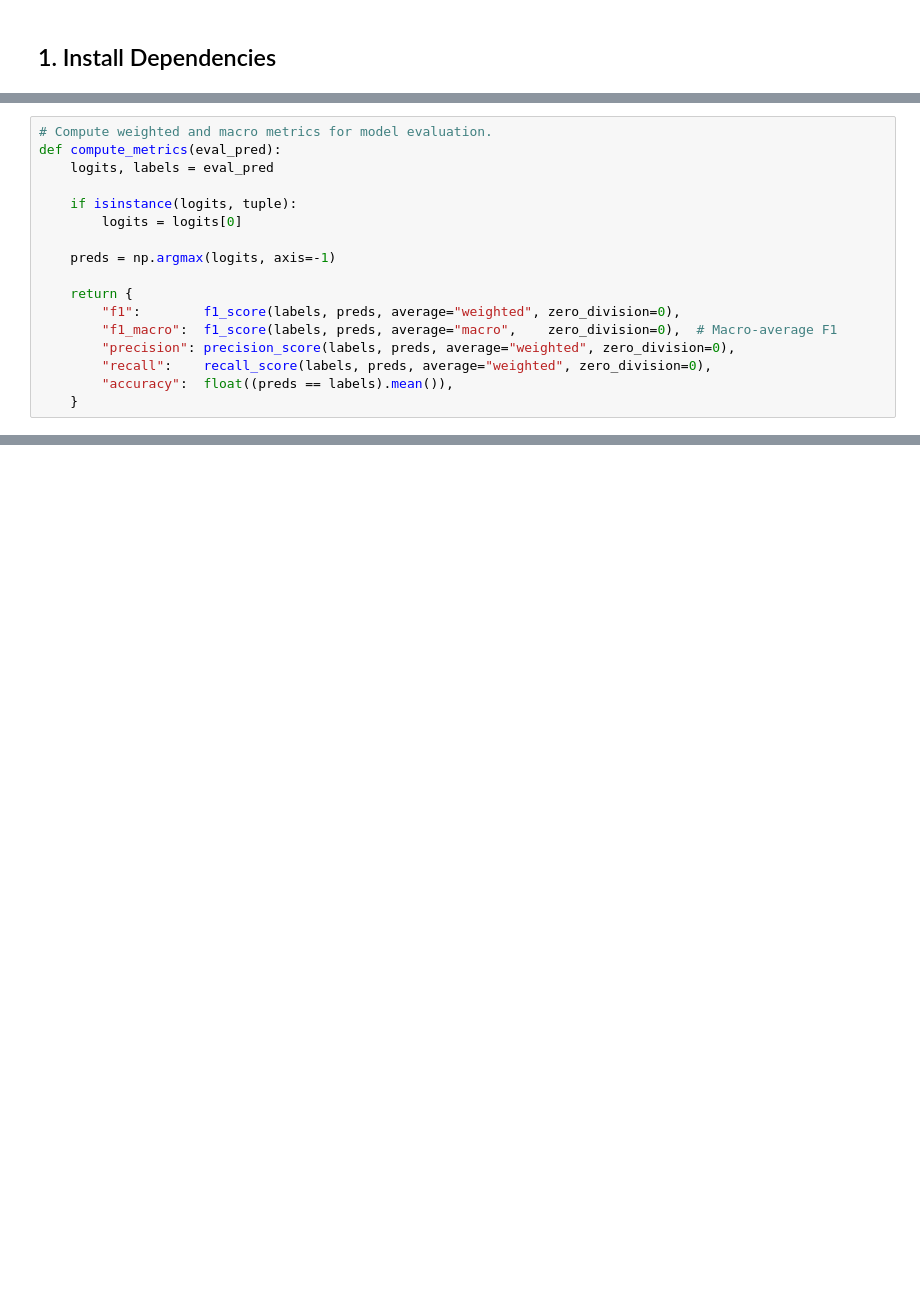
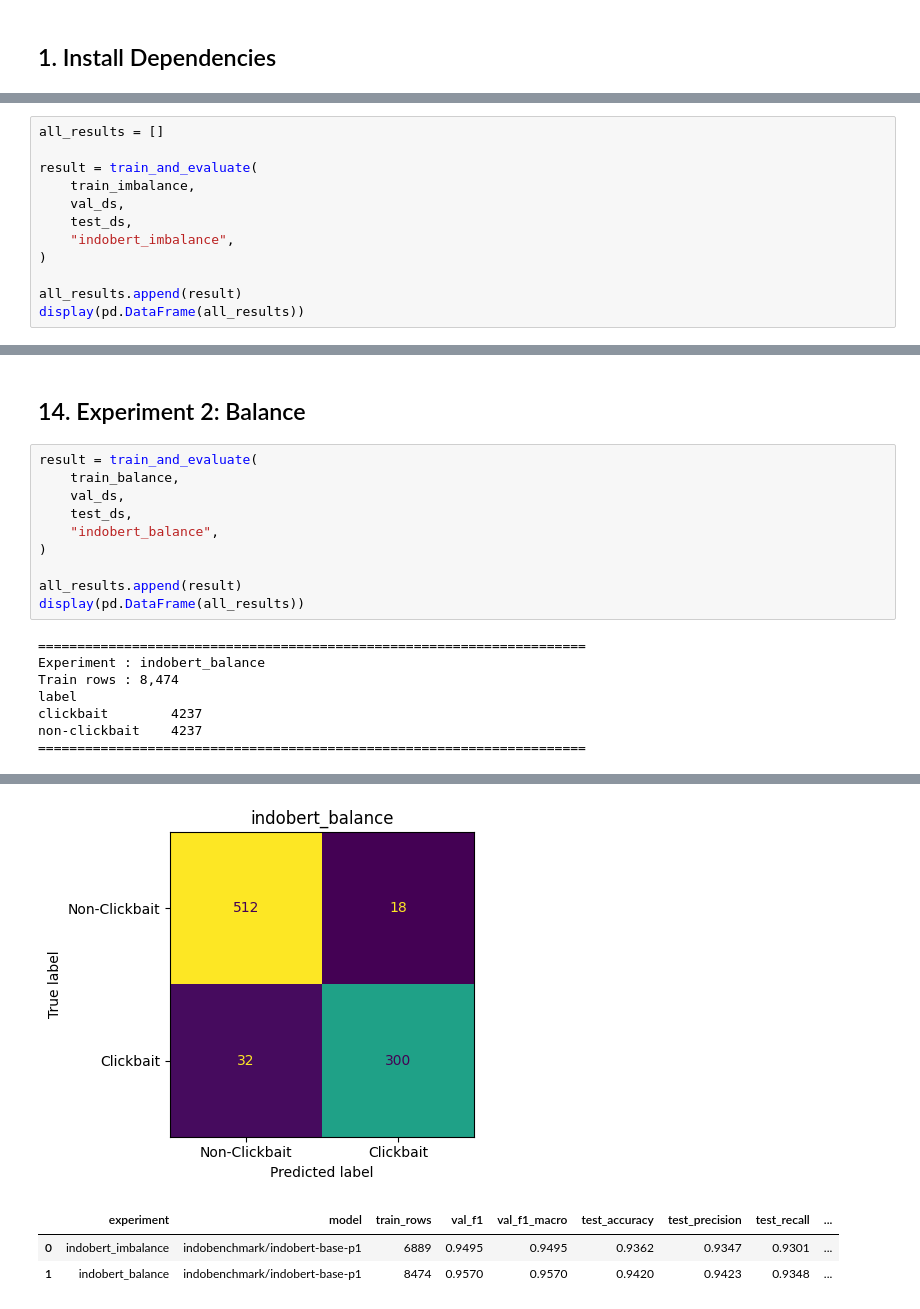
Before and after one commit to erlitna24/narasi-clickbait-detection, a Jupyter notebook: notebook/02_indoBERT_final.ipynb, the cells around one changed output, grey strips where cells are left out. Cells and saved outputs as stored; diff of their text form; blank space fills up the shorter version.

```diff
--- a/notebook/02_indoBERT_final.ipynb
+++ b/notebook/02_indoBERT_final.ipynb
@@ -513,17 +19,0 @@ Dataset({
-# %%
-# Compute weighted and macro metrics for model evaluation.
-def compute_metrics(eval_pred):
-    logits, labels = eval_pred
-
-    if isinstance(logits, tuple):
-        logits = logits[0]
-
-    preds = np.argmax(logits, axis=-1)
-
-    return {
-        "f1":        f1_score(labels, preds, average="weighted", zero_division=0),
-        "f1_macro":  f1_score(labels, preds, average="macro",    zero_division=0),  # Macro-average F1
-        "precision": precision_score(labels, preds, average="weighted", zero_division=0),
-        "recall":    recall_score(labels, preds, average="weighted", zero_division=0),
-        "accuracy":  float((preds == labels).mean()),
-    }
@@ -1150,0 +1038,12 @@ Saved CSV : /content/drive/MyDrive/NLPAOL_V3/outputs_indobert/final_results/indo
+# %%
+all_results = []
+
+result = train_and_evaluate(
+    train_imbalance,
+    val_ds,
+    test_ds,
+    "indobert_imbalance",
+)
+
+all_results.append(result)
+display(pd.DataFrame(all_results))
@@ -1150,0 +1078,20 @@ Saved CSV : /content/drive/MyDrive/NLPAOL_V3/outputs_indobert/final_results/indo
+# %% [markdown]
+## 14. Experiment 2: Balance
+# %%
+result = train_and_evaluate(
+    train_balance,
+    val_ds,
+    test_ds,
+    "indobert_balance",
+)
+
+all_results.append(result)
+display(pd.DataFrame(all_results))
+# %% [output]
+======================================================================
+Experiment : indobert_balance
+Train rows : 8,474
+label
+clickbait        4237
+non-clickbait    4237
+======================================================================
@@ -1150,0 +1115,4 @@ Saved CSV : /content/drive/MyDrive/NLPAOL_V3/outputs_indobert/final_results/indo
+[figure, added]
+|  | experiment | model | train_rows | val_f1 | val_f1_macro | test_accuracy | test_precision | test_recall | ... |
+| 0 | indobert_imbalance | indobenchmark/indobert-base-p1 | 6889 | 0.9495 | 0.9495 | 0.9362 | 0.9347 | 0.9301 | ... |
+| 1 | indobert_balance | indobenchmark/indobert-base-p1 | 8474 | 0.9570 | 0.9570 | 0.9420 | 0.9423 | 0.9348 | ... |
```
Also changed, not shown: parts of 72 cells of this notebook, 1 other file.
